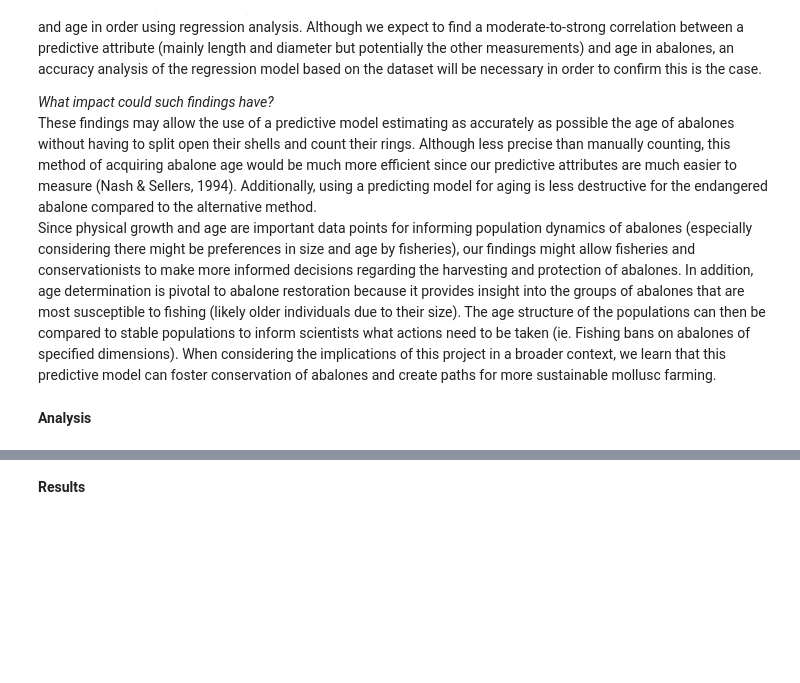
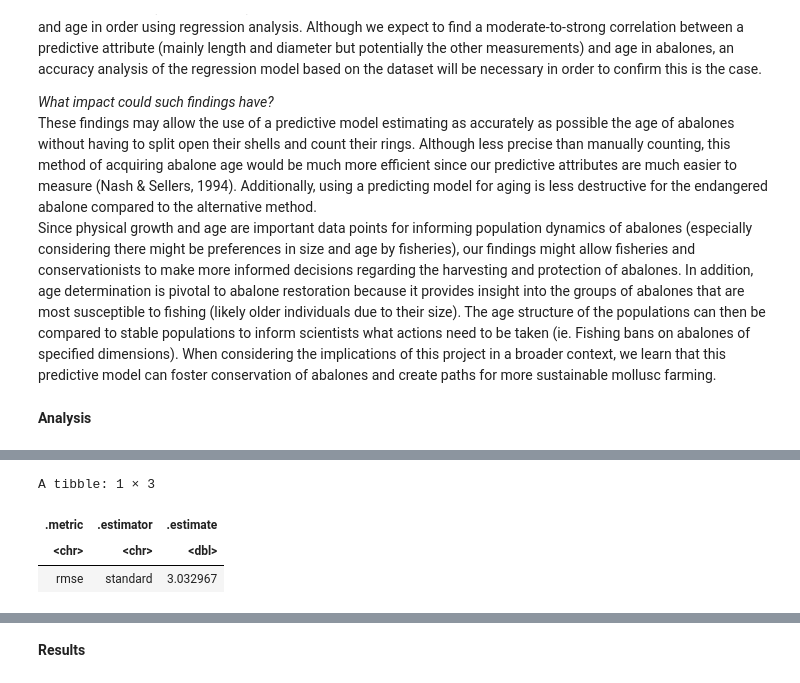
Before and after one commit to laurelyne/group_28_project, a Jupyter notebook: proposal new version.ipynb, the cells around one changed output, grey strips where cells are left out. Saved outputs shown, nothing was run; the diff lists cells and outputs as text; code cells hidden in the pictures; blank space fills up the shorter version.

```diff
--- a/proposal new version.ipynb
+++ b/proposal new version.ipynb
@@ -326,0 +329,26 @@ A tibble: 3 × 3
+# %%
+#Linear regression with height as the predictor
+lm_spec_height <- linear_reg() |>
+set_engine("lm") |>
+set_mode("regression")
+
+lm_recipe_height <- recipe(age~height, data=shell_train)
+
+lm_fit_height <- workflow() |>
+add_recipe(lm_recipe_height) |>
+add_model(lm_spec_height) |>
+fit(data=shell_train)
+
+lm_test_results_height <- lm_fit_height |>
+predict(shell_test) |>
+bind_cols(shell_test) |>
+metrics(truth=age, estimate=.pred) |>
+filter(.metric=="rmse")
+
+
+lm_test_results_height
+# %% [output]
+A tibble: 1 × 3
+| .metric | .estimator | .estimate |
+| <chr> | <chr> | <dbl> |
+| rmse | standard | 3.032967 |
```
Also changed, not shown: parts of 9 cells of this notebook.
